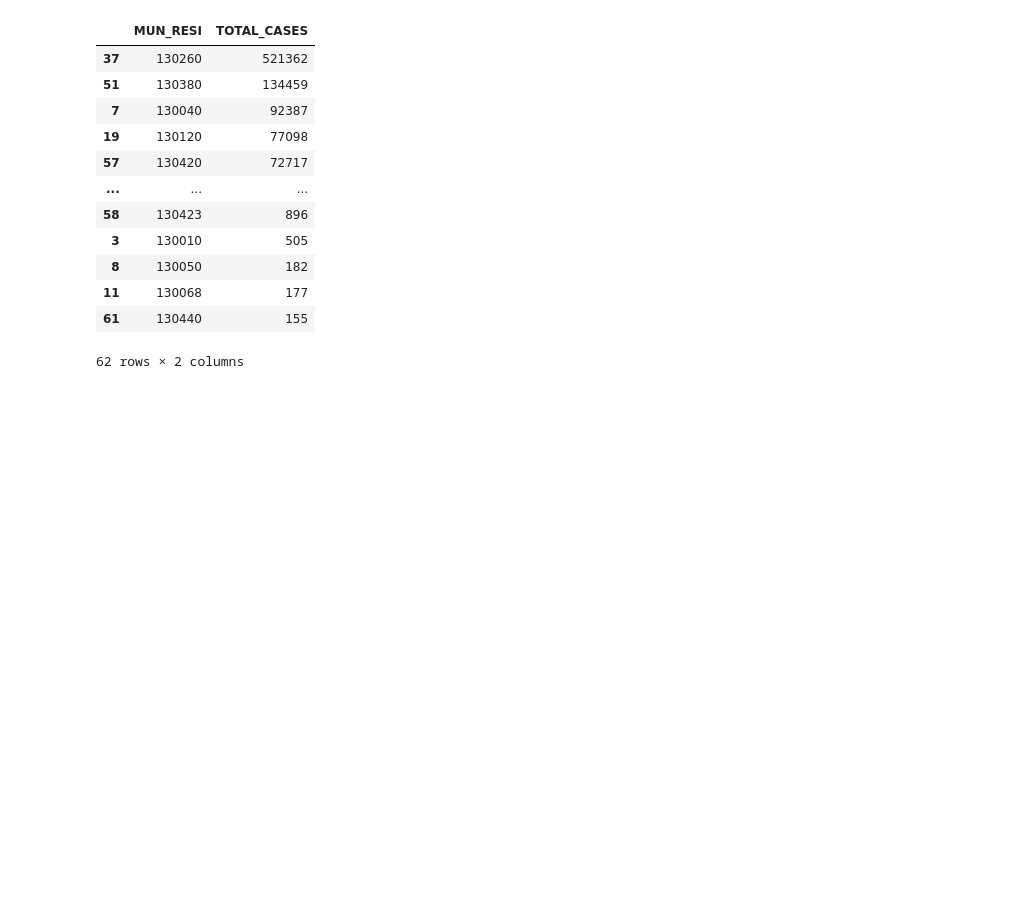
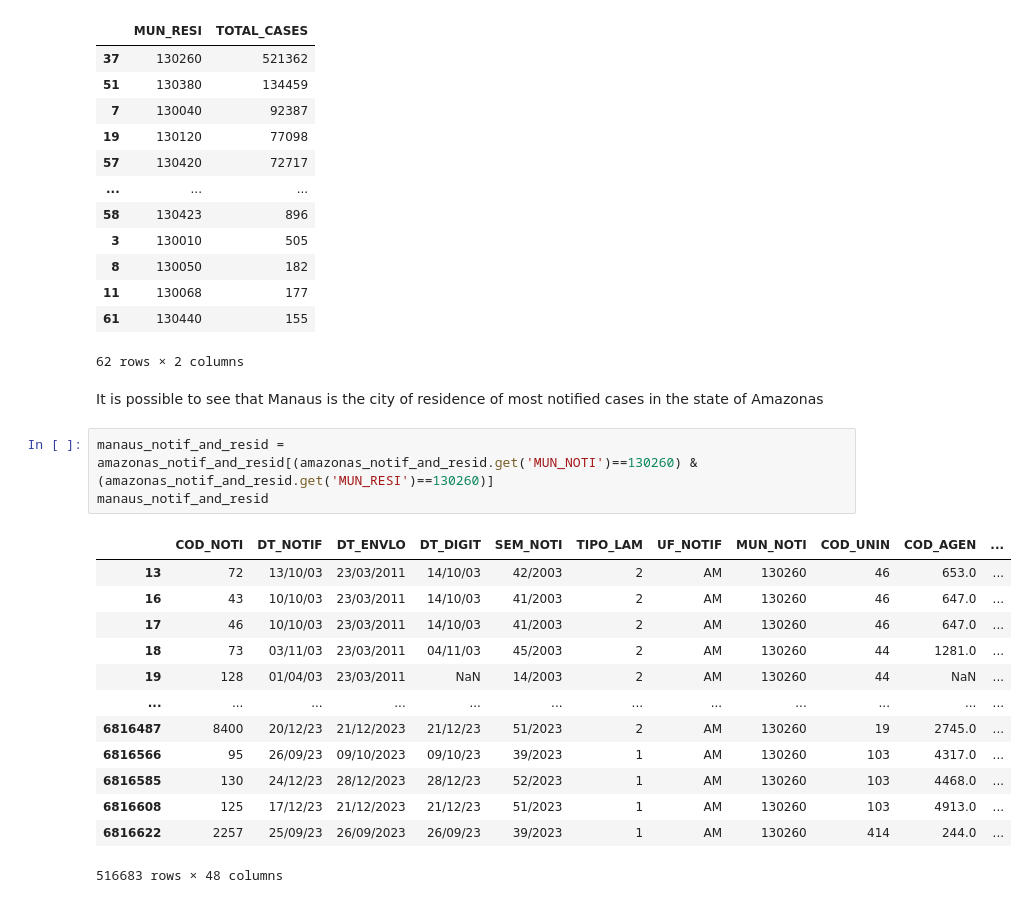
Before and after one commit to RaphaLevy/Study_on_Malaria_dynamics, a Jupyter notebook: sivep_data/SIVEP_Data.ipynb, the cells around one changed output. Cells and saved outputs as stored; diff of their text form; blank space fills up the shorter version.

Commit message:
Gets cases of residence in Manaus and registered in Manaus

```diff
--- a/sivep_data/SIVEP_Data.ipynb
+++ b/sivep_data/SIVEP_Data.ipynb
@@ -229,3 +229,22 @@ cases_by_AM_municipality
 | 11 | 130068 | 177 |
 | 61 | 130440 | 155 |
 62 rows × 2 columns
+# %% [markdown]
+It is possible to see that Manaus is the city of residence of most notified cases in the state of Amazonas
+# %%
+manaus_notif_and_resid = amazonas_notif_and_resid[(amazonas_notif_and_resid.get('MUN_NOTI')==130260) & (amazonas_notif_and_resid.get('MUN_RESI')==130260)]
+manaus_notif_and_resid
+# %% [output]
+|  | COD_NOTI | DT_NOTIF | DT_ENVLO | DT_DIGIT | SEM_NOTI | TIPO_LAM | UF_NOTIF | MUN_NOTI | COD_UNIN | COD_AGEN | ... |
+| 13 | 72 | 13/10/03 | 23/03/2011 | 14/10/03 | 42/2003 | 2 | AM | 130260 | 46 | 653.0 | ... |
+| 16 | 43 | 10/10/03 | 23/03/2011 | 14/10/03 | 41/2003 | 2 | AM | 130260 | 46 | 647.0 | ... |
+| 17 | 46 | 10/10/03 | 23/03/2011 | 14/10/03 | 41/2003 | 2 | AM | 130260 | 46 | 647.0 | ... |
+| 18 | 73 | 03/11/03 | 23/03/2011 | 04/11/03 | 45/2003 | 2 | AM | 130260 | 44 | 1281.0 | ... |
+| 19 | 128 | 01/04/03 | 23/03/2011 | NaN | 14/2003 | 2 | AM | 130260 | 44 | NaN | ... |
+| ... | ... | ... | ... | ... | ... | ... | ... | ... | ... | ... | ... |
+| 6816487 | 8400 | 20/12/23 | 21/12/2023 | 21/12/23 | 51/2023 | 2 | AM | 130260 | 19 | 2745.0 | ... |
+| 6816566 | 95 | 26/09/23 | 09/10/2023 | 09/10/23 | 39/2023 | 1 | AM | 130260 | 103 | 4317.0 | ... |
+| 6816585 | 130 | 24/12/23 | 28/12/2023 | 28/12/23 | 52/2023 | 1 | AM | 130260 | 103 | 4468.0 | ... |
+| 6816608 | 125 | 17/12/23 | 21/12/2023 | 21/12/23 | 51/2023 | 1 | AM | 130260 | 103 | 4913.0 | ... |
+| 6816622 | 2257 | 25/09/23 | 26/09/2023 | 26/09/23 | 39/2023 | 1 | AM | 130260 | 414 | 244.0 | ... |
+516683 rows × 48 columns
```
Also changed, not shown: parts of 2 cells of this notebook.
